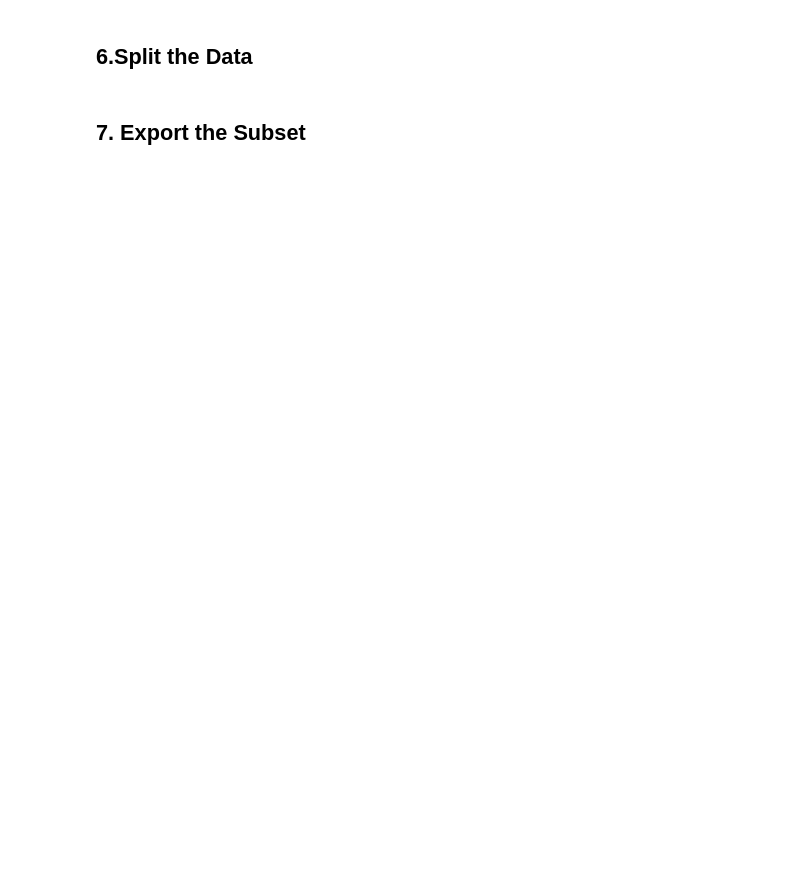
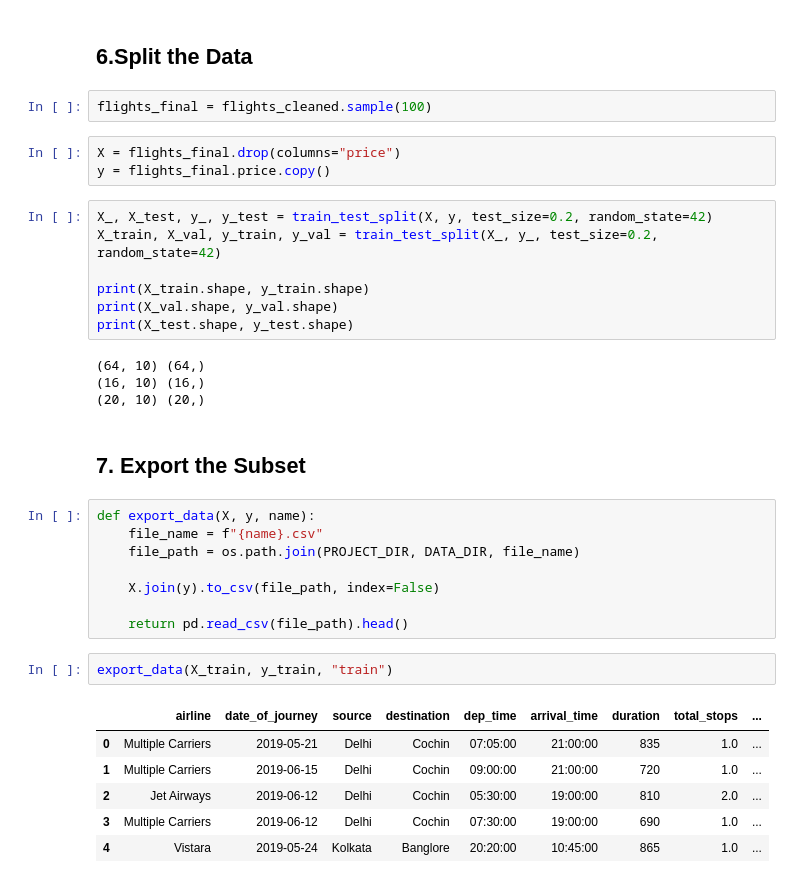
Before and after one commit to akanand03/sagemaker-flight-prices-prediction, a Jupyter notebook: notebook/data-cleaning.ipynb, the cells around one changed output. Drawn from its saved outputs; the diff is of its cells as text; blank space fills up the shorter version.

```diff
--- a/notebook/data-cleaning.ipynb
+++ b/notebook/data-cleaning.ipynb
@@ -513,5 +513,38 @@ flights_cleaned
 10462 rows × 11 columns
 # %% [markdown]
 ## 6.Split the Data
+# %%
+flights_final = flights_cleaned.sample(100)
+# %%
+X = flights_final.drop(columns="price")
+y = flights_final.price.copy()
+# %%
+X_, X_test, y_, y_test = train_test_split(X, y, test_size=0.2, random_state=42)
+X_train, X_val, y_train, y_val = train_test_split(X_, y_, test_size=0.2, random_state=42)
+
+print(X_train.shape, y_train.shape)
+print(X_val.shape, y_val.shape)
+print(X_test.shape, y_test.shape)
+# %% [output]
+(64, 10) (64,)
+(16, 10) (16,)
+(20, 10) (20,)
 # %% [markdown]
 ## 7. Export the Subset
+# %%
+def export_data(X, y, name):
+	file_name = f"{name}.csv"
+	file_path = os.path.join(PROJECT_DIR, DATA_DIR, file_name)
+
+	X.join(y).to_csv(file_path, index=False)
+
+	return pd.read_csv(file_path).head()
+# %%
+export_data(X_train, y_train, "train")
+# %% [output]
+|  | airline | date_of_journey | source | destination | dep_time | arrival_time | duration | total_stops | ... |
+| 0 | Multiple Carriers | 2019-05-21 | Delhi | Cochin | 07:05:00 | 21:00:00 | 835 | 1.0 | ... |
+| 1 | Multiple Carriers | 2019-06-15 | Delhi | Cochin | 09:00:00 | 21:00:00 | 720 | 1.0 | ... |
+| 2 | Jet Airways | 2019-06-12 | Delhi | Cochin | 05:30:00 | 19:00:00 | 810 | 2.0 | ... |
+| 3 | Multiple Carriers | 2019-06-12 | Delhi | Cochin | 07:30:00 | 19:00:00 | 690 | 1.0 | ... |
+| 4 | Vistara | 2019-05-24 | Kolkata | Banglore | 20:20:00 | 10:45:00 | 865 | 1.0 | ... |
```
Also changed, not shown: parts of 4 cells of this notebook, 6 other files.
